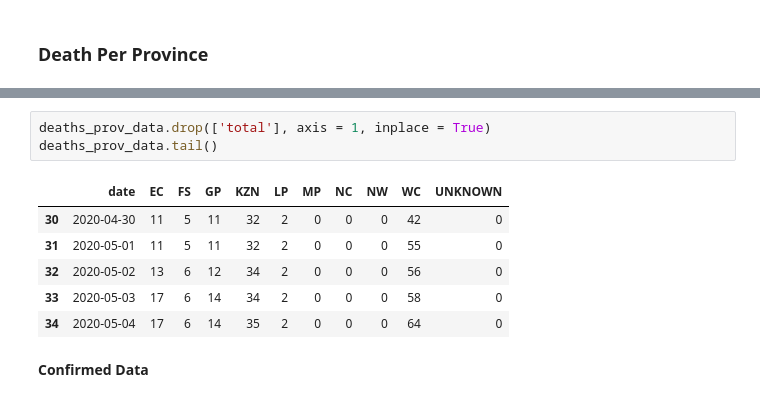
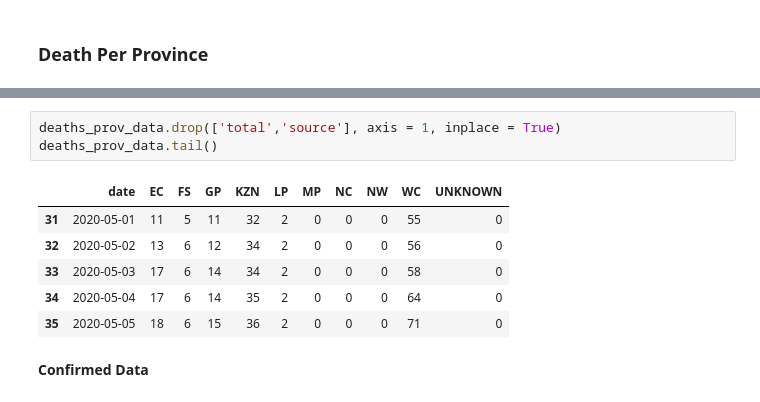
Before and after one commit to SimonRosen173/Covid19SAData, a Jupyter notebook: Data_Preprocessing.ipynb, the cells around one changed output, grey strips where cells are left out. Saved outputs shown, nothing was run; the diff lists cells and outputs as text.

Commit message:
Data updated

```diff
--- a/Data_Preprocessing.ipynb
+++ b/Data_Preprocessing.ipynb
@@ -709,13 +709,13 @@ deaths_prov_data.tail()
 # %%
-deaths_prov_data.drop(['total'], axis = 1, inplace = True)
+deaths_prov_data.drop(['total','source'], axis = 1, inplace = True)
 deaths_prov_data.tail()
 # %% [output]
 |  | date | EC | FS | GP | KZN | LP | MP | NC | NW | WC | UNKNOWN |
-| 30 | 2020-04-30 | 11 | 5 | 11 | 32 | 2 | 0 | 0 | 0 | 42 | 0 |
 | 31 | 2020-05-01 | 11 | 5 | 11 | 32 | 2 | 0 | 0 | 0 | 55 | 0 |
 | 32 | 2020-05-02 | 13 | 6 | 12 | 34 | 2 | 0 | 0 | 0 | 56 | 0 |
 | 33 | 2020-05-03 | 17 | 6 | 14 | 34 | 2 | 0 | 0 | 0 | 58 | 0 |
 | 34 | 2020-05-04 | 17 | 6 | 14 | 35 | 2 | 0 | 0 | 0 | 64 | 0 |
+| 35 | 2020-05-05 | 18 | 6 | 15 | 36 | 2 | 0 | 0 | 0 | 71 | 0 |
 # %% [markdown]
 **Confirmed Data**
 # %%
```
Also changed, not shown: parts of 39 cells of this notebook, 29 other files.
